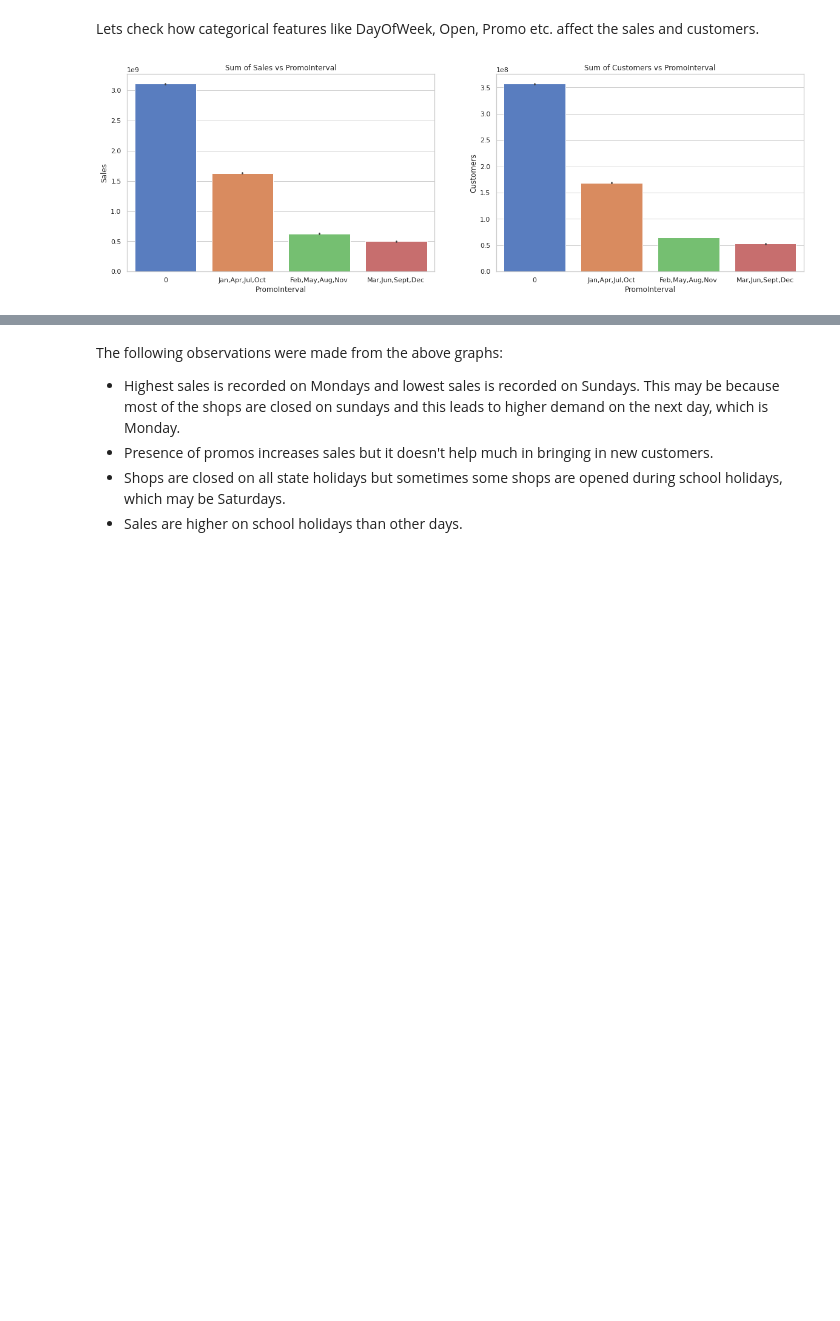
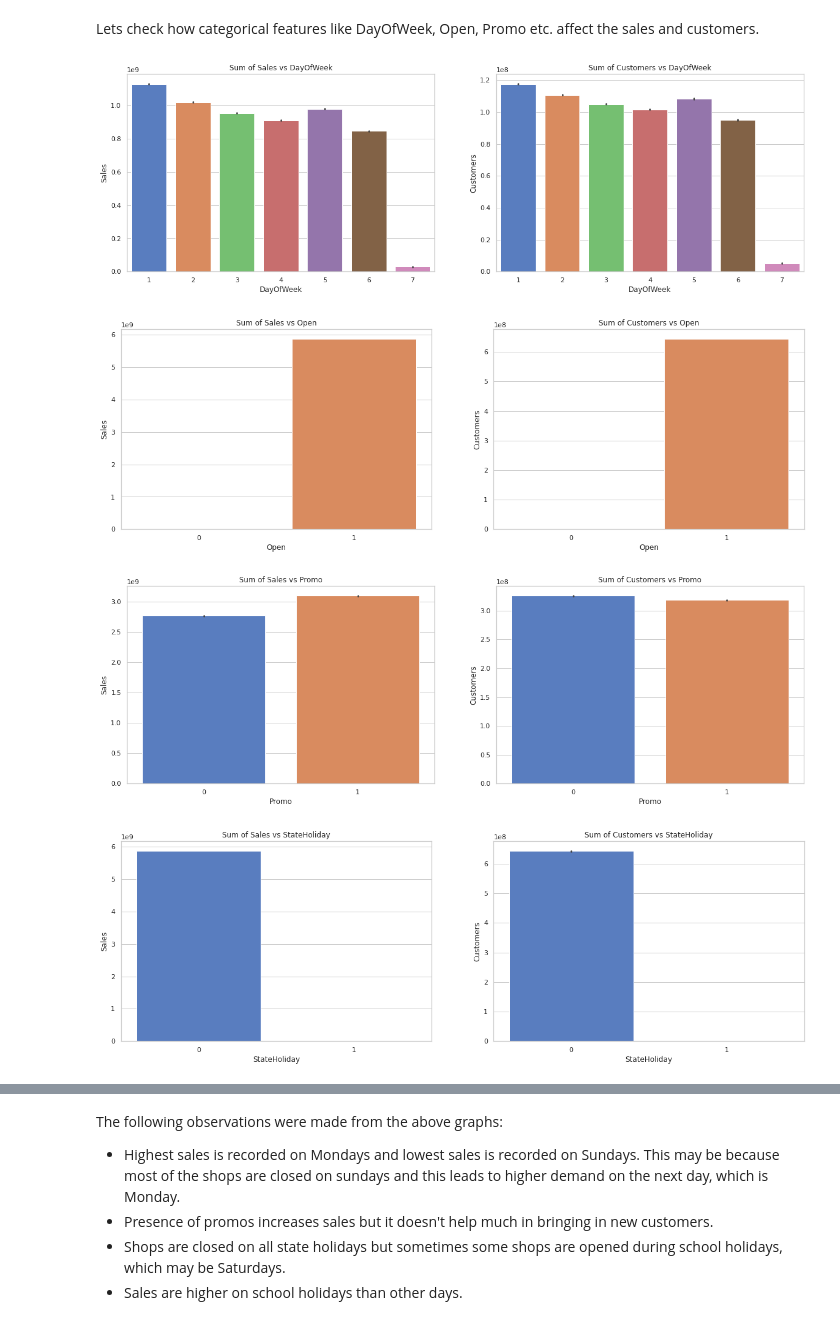
Before and after one commit to connect-midhunr/rossmann-sales-prediction, a Jupyter notebook: Rossmann_Sales_Prediction_Capstone_Project.ipynb, the cells around one changed output, grey strips where cells are left out. Cells and saved outputs as stored; diff of their text form; code cells hidden in the pictures; blank space fills up the shorter version.

```diff
--- a/Rossmann_Sales_Prediction_Capstone_Project.ipynb
+++ b/Rossmann_Sales_Prediction_Capstone_Project.ipynb
@@ -566,6 +583,7 @@ rossmann_df = rossmann_df.astype({"CompetitionOpenSinceMonth":int, "CompetitionO
 # %%
 # split the date column into month and year
 
+rossmann_df['WeekOfYear'] = rossmann_df['Date'].dt.week
 rossmann_df['Month'] = rossmann_df['Date'].dt.month
 rossmann_df['Year'] = rossmann_df['Date'].dt.year
 # %%
@@ -606,10 +625,14 @@ Assortment a is the most common store type, followed by c and then b. Assortment
 Lets check how categorical features like DayOfWeek, Open, Promo etc. affect the sales and customers.
 # %%
 # categotical variables
-categorical_variables = ['PromoInterval']
+categorical_variables = ['DayOfWeek', 'Open', 'Promo', 'StateHoliday', 'SchoolHoliday',
+                         'StoreType', 'Assortment', 'Promo2', 'PromoInterval']
 
 # plot bar graphs for each categorical variable against the sum of sales
 for feature in categorical_variables:
   plot_bar_graph_with_two_features(rossmann_df, feature, ['Sales', 'Customers'])
 # %% [output]
-[figure, old version]
+[figure, new version]
+[figure, added]
+[figure, added]
+[figure, added]
```
Also changed, not shown: parts of 27 cells of this notebook.
